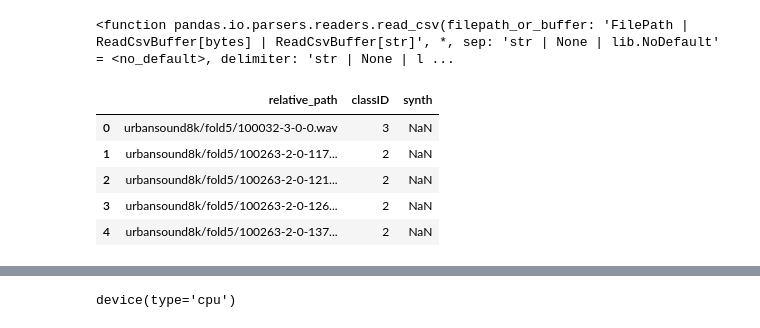
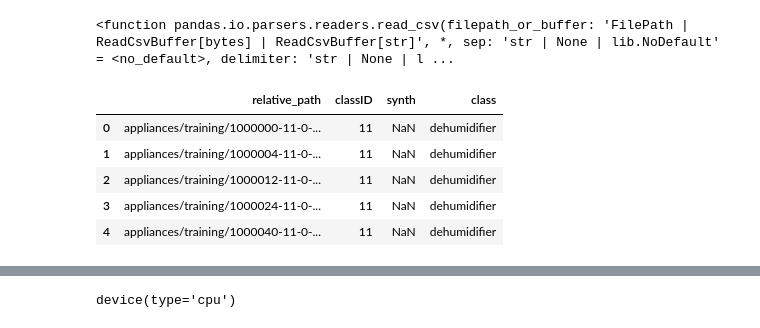
Before and after one commit to farthornas/labear, a Jupyter notebook: applience_ears.ipynb, the cells around one changed output, grey strips where cells are left out. Cells and saved outputs as stored; diff of their text form; code cells hidden in the pictures.

Commit message:
Added a few comments on synthetic data gen and some code, tidied up applience_ears.ipynb, requirements.txt now included

```diff
--- a/applience_ears.ipynb
+++ b/applience_ears.ipynb
@@ -24,41 +23,43 @@ pd.read_csv
 # Read metadata file
 
 
 
 data_paths = {
     'appliances':dir_path/'appliances',
     'urban':dir_path/'urbansound8k'
 }
 
 meta2 = str(data_paths['urban']) + '/' + 'UrbanSound8K.csv'
 
 meta1 = str(data_paths['appliances']) + '/' + 'appliances.csv'
 df_UrbanSound = pd.read_csv(meta2)
 df_Appliences = pd.read_csv(meta1)
 #smpl = df_UrbanSound.classID.value_counts().max() / df_Appliences.classID.value_counts().min()
 df_App_synth = df_Appliences.sample(frac=30, replace=True, random_state=1)
 #df_UrbanSound = df_UrbanSound.sample(frac=(1/smpl), replace=True, random_state=1)
 
 df_UrbanSound['relative_path'] = str(data_paths["urban"]) + '/fold' + df_UrbanSound['fold'].astype(str) + '/' + df_UrbanSound['slice_file_name'].astype(str)
 df_Appliences['relative_path'] = str(data_paths["appliances"]) + '/' + df_Appliences['fold'].astype(str) + '/' + df_Appliences['slice_file_name'].astype(str)
 df_App_synth['relative_path'] = str(data_paths["appliances"]) + '/' + df_Appliences['fold'].astype(str) + '/' + df_Appliences['slice_file_name'].astype(str)
 df_App_synth["synth"] = True
-df = pd.concat([df_UrbanSound, df_Appliences, df_App_synth])
+#df = pd.concat([df_UrbanSound, df_Appliences, df_App_synth])
+df = pd.concat([df_Appliences, df_App_synth])
+
 df = df.reset_index(drop=True)
 df.head()
 
 #Take relative columns
-df = df[['relative_path', 'classID', "synth"]]
+df = df[['relative_path', 'classID', "synth", "class"]]
 #df = df[['relative_path', 'classID']]
 
 df.head()
 # %% [output]
-|  | relative_path | classID | synth |
-| 0 | urbansound8k/fold5/100032-3-0-0.wav | 3 | NaN |
-| 1 | urbansound8k/fold5/100263-2-0-117... | 2 | NaN |
-| 2 | urbansound8k/fold5/100263-2-0-121... | 2 | NaN |
-| 3 | urbansound8k/fold5/100263-2-0-126... | 2 | NaN |
-| 4 | urbansound8k/fold5/100263-2-0-137... | 2 | NaN |
+|  | relative_path | classID | synth | class |
+| 0 | appliances/training/1000000-11-0-... | 11 | NaN | dehumidifier |
+| 1 | appliances/training/1000004-11-0-... | 11 | NaN | dehumidifier |
+| 2 | appliances/training/1000012-11-0-... | 11 | NaN | dehumidifier |
+| 3 | appliances/training/1000024-11-0-... | 11 | NaN | dehumidifier |
+| 4 | appliances/training/1000040-11-0-... | 11 | NaN | dehumidifier |
 # %%
 print(df.classID.value_counts())
 # %% [output]
```
Also changed, not shown: parts of 15 cells of this notebook, 3 other files.
